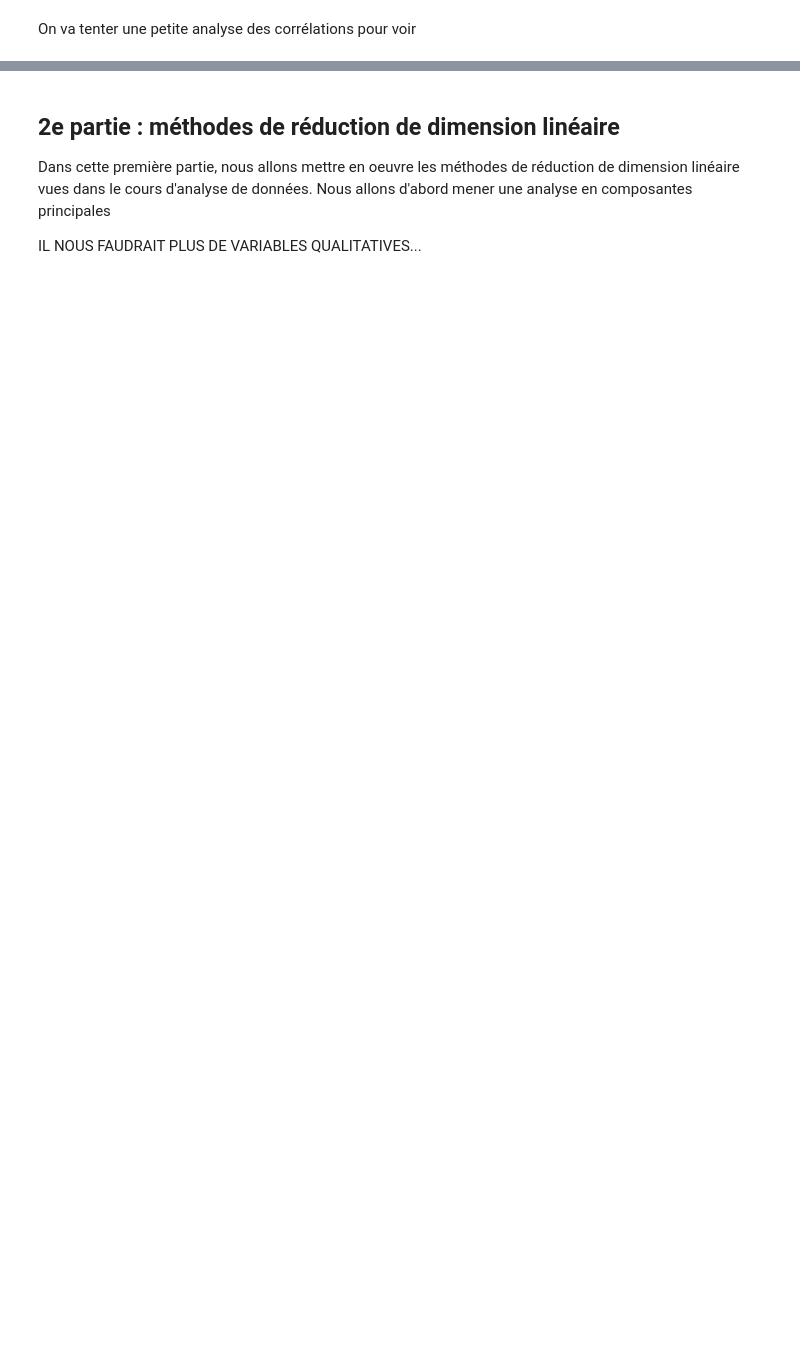
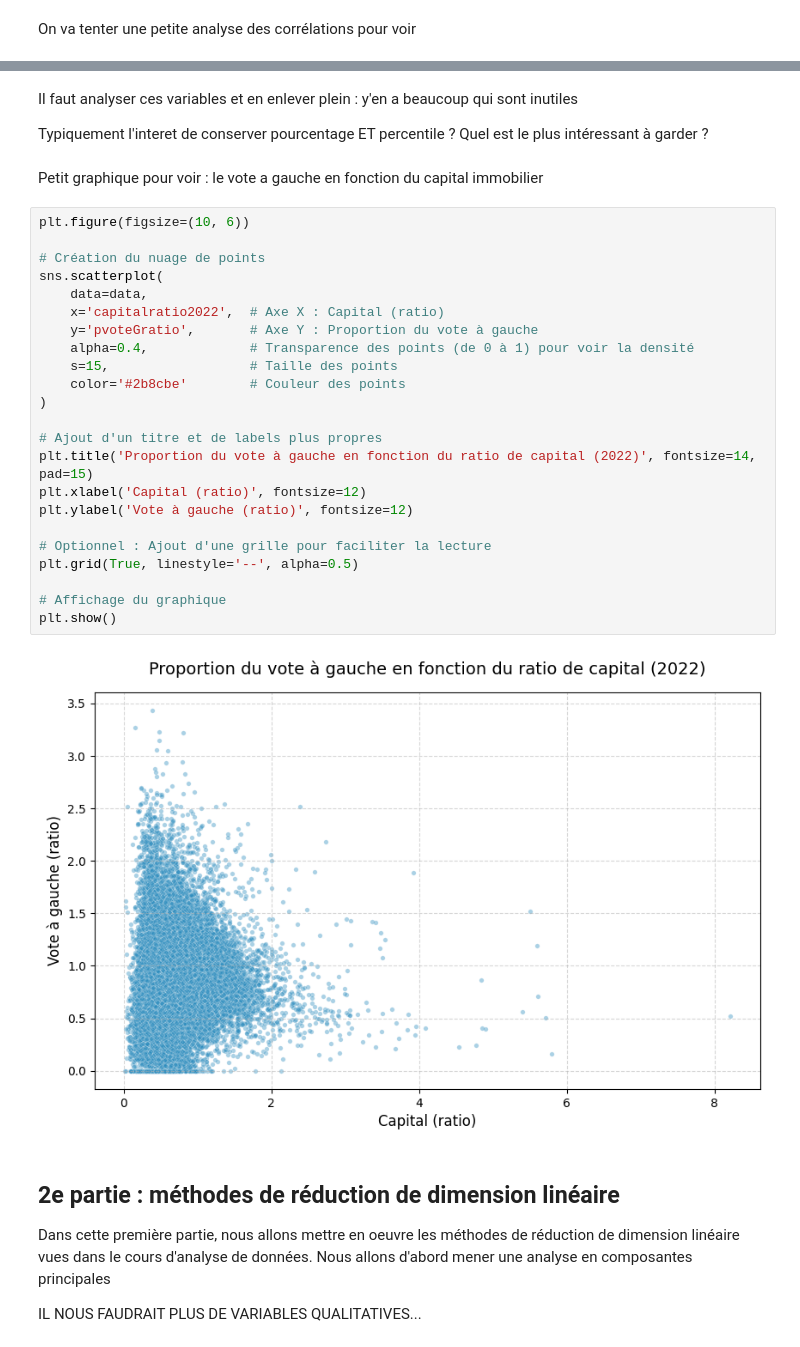
Before and after one commit to clelia24/AD_projet, a Jupyter notebook: notebook d'analyse.ipynb, the cells around one changed output, grey strips where cells are left out. Cells and saved outputs as stored; diff of their text form; blank space fills up the shorter version.

```diff
--- a/notebook d'analyse.ipynb
+++ b/notebook d'analyse.ipynb
@@ -289,3 +321,34 @@ plt.show()
+# %% [markdown]
+Il faut analyser ces variables et en enlever plein : y'en a beaucoup qui sont inutiles
+
+Typiquement l'interet de conserver pourcentage ET percentile ? Quel est le plus intéressant à garder ?
+# %% [markdown]
+Petit graphique pour voir : le vote a gauche en fonction du capital immobilier
+# %%
+plt.figure(figsize=(10, 6))
+
+# Création du nuage de points
+sns.scatterplot(
+    data=data,
+    x='capitalratio2022',  # Axe X : Capital (ratio)
+    y='pvoteGratio',       # Axe Y : Proportion du vote à gauche
+    alpha=0.4,             # Transparence des points (de 0 à 1) pour voir la densité
+    s=15,                  # Taille des points
+    color='#2b8cbe'        # Couleur des points
+)
+
+# Ajout d'un titre et de labels plus propres
+plt.title('Proportion du vote à gauche en fonction du ratio de capital (2022)', fontsize=14, pad=15)
+plt.xlabel('Capital (ratio)', fontsize=12)
+plt.ylabel('Vote à gauche (ratio)', fontsize=12)
+
+# Optionnel : Ajout d'une grille pour faciliter la lecture
+plt.grid(True, linestyle='--', alpha=0.5)
+
+# Affichage du graphique
+plt.show()
+# %% [output]
+[figure, added]
 # %% [markdown]
 ## 2e partie : méthodes de réduction de dimension linéaire
 
```
Also changed, not shown: parts of 6 cells of this notebook.
